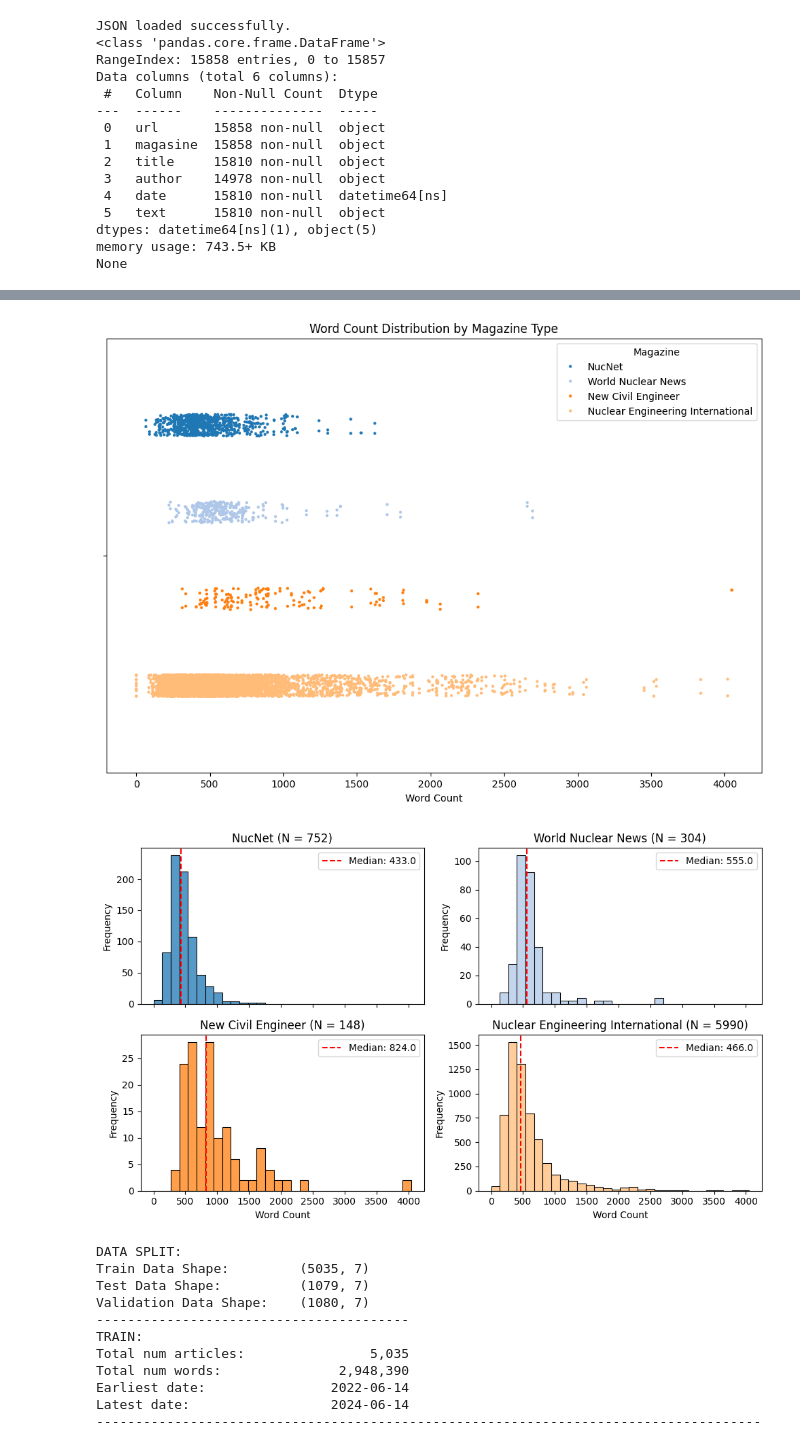
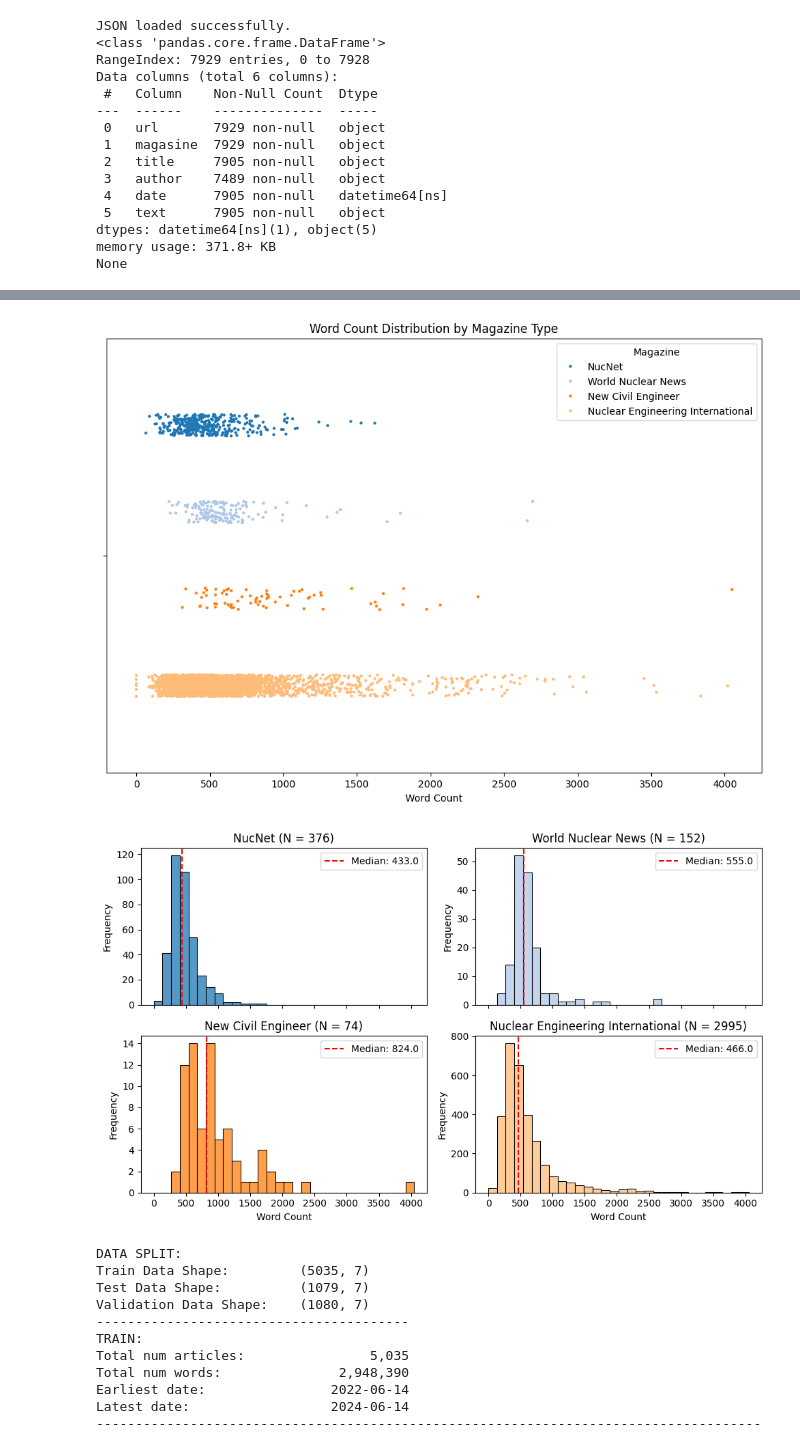
Before and after one commit to tirilrm/nuclear_repo, a Jupyter notebook: scraping/cleaning_and_merging_articles.ipynb, the cells around one changed output, grey strips where cells are left out. Drawn from its saved outputs; the diff is of its cells as text; code cells hidden in the pictures.

Commit message:
Data preparation for RE training

```diff
--- a/scraping/cleaning_and_merging_articles.ipynb
+++ b/scraping/cleaning_and_merging_articles.ipynb
@@ -0,0 +1,30 @@
+# %%
+import pandas as pd
+import json
+import re
+
+# File path
+file_path = 'articles/filtered_articles.json'
+
+# Load JSON file into DataFrame
+try:
+    df = pd.read_json(file_path)
+    print("JSON loaded successfully.")
+except ValueError as e:
+    print(f"Error loading JSON: {e}")
+
+# Convert the timestamp to a readable date format
+df['date'] = pd.to_datetime(df['date'], unit='ms').dt.strftime('%Y-%m-%d')
+
+# Function to remove escaping backslashes
+def remove_escaping_backslashes(text):
+    return re.sub(r'\\', '', text)
+
+for e in df:
+    for f in e:
+        re.sub(r'\\', '', e)
+
+# Save the updated DataFrame to JSON file
+df.to_json(file_path, orient='records', lines=False, force_ascii=False, indent=4)
+
+print("Date format updated, backslashes removed, and file saved successfully.")
@@ -141,18 +174,18 @@ print(df.info())
 # %% [output]
 JSON loaded successfully.
 <class 'pandas.core.frame.DataFrame'>
-RangeIndex: 15858 entries, 0 to 15857
+RangeIndex: 7929 entries, 0 to 7928
 Data columns (total 6 columns):
  #   Column    Non-Null Count  Dtype
 ---  ------    --------------  -----
- 0   url       15858 non-null  object
- 1   magasine  15858 non-null  object
- 2   title     15810 non-null  object
- 3   author    14978 non-null  object
- 4   date      15810 non-null  datetime64[ns]
- 5   text      15810 non-null  object
+ 0   url       7929 non-null   object
+ 1   magasine  7929 non-null   object
+ 2   title     7905 non-null   object
+ 3   author    7489 non-null   object
+ 4   date      7905 non-null   datetime64[ns]
+ 5   text      7905 non-null   object
 dtypes: datetime64[ns](1), object(5)
-memory usage: 743.5+ KB
+memory usage: 371.8+ KB
 None
 # %%
 get_stats(df, 'all scraped')
@@ -166,6 +199,9 @@ df_updated = df[(df['date'] >= earliest) & (df['date'] <= latest)]
 get_stats(df_updated, 'last two years')
 word_count_jitterplot(df_updated)
 word_count_histogram(df_updated)
+
+# Save updated file
+df_updated.to_json('articles/filtered_articles.json', orient='records', lines=False, force_ascii=False, indent=4)
 # %% [output]
 ----------------------------------------
 ALL SCRAPED:
@@ -186,6 +222,6 @@ Latest date:                  2024-06-25
 --------------------------------------------------------------------------------------------------
-[figure, old version]
+[figure, new version]
-[figure, old version]
+[figure, new version]
 # %%
 import random
 import numpy as np
```
Also changed, not shown: parts of 3 cells of this notebook, 8 other files.
